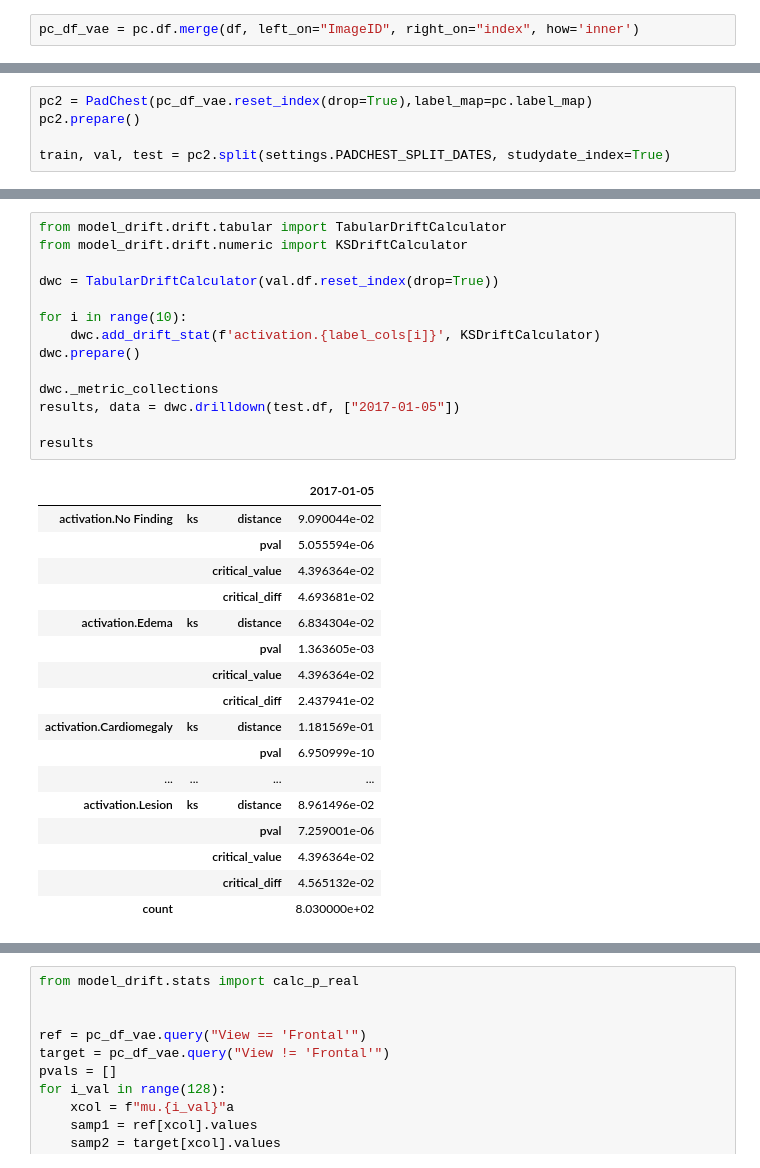
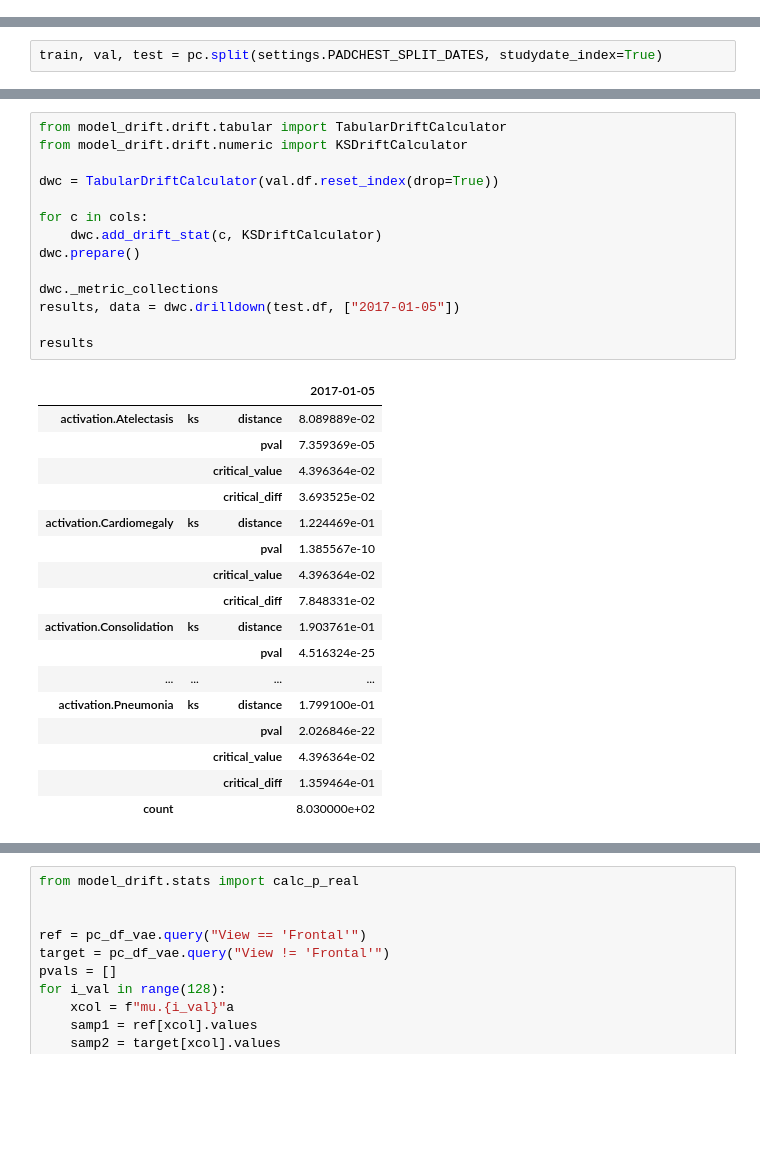
Before and after one commit to microsoft/MedImaging-ModelDriftMonitoring, a Jupyter notebook: experiments/experiment3_output_analysis/score_based_drift.ipynb, the cells around one changed output, grey strips where cells are left out. Drawn from its saved outputs; the diff is of its cells as text; blank space fills up the shorter version.

```diff
--- a/experiments/experiment3_output_analysis/score_based_drift.ipynb
+++ b/experiments/experiment3_output_analysis/score_based_drift.ipynb
@@ -86,2 +47,0 @@ pc.merge(df, left_on="ImageID", right_on="index", how='inner')
-# %%
-pc_df_vae = pc.df.merge(df, left_on="ImageID", right_on="index", how='inner')
@@ -146,5 +62,2 @@ fig.subplots_adjust(top=.95)
 # %%
-pc2 = PadChest(pc_df_vae.reset_index(drop=True),label_map=pc.label_map)
-pc2.prepare()
-
-train, val, test = pc2.split(settings.PADCHEST_SPLIT_DATES, studydate_index=True)
+train, val, test = pc.split(settings.PADCHEST_SPLIT_DATES, studydate_index=True)
@@ -162,33 +64,33 @@ val.df.head()
 # %%
 from model_drift.drift.tabular import TabularDriftCalculator
 from model_drift.drift.numeric import KSDriftCalculator
 
 dwc = TabularDriftCalculator(val.df.reset_index(drop=True))
 
-for i in range(10):
-    dwc.add_drift_stat(f'activation.{label_cols[i]}', KSDriftCalculator)
+for c in cols:
+    dwc.add_drift_stat(c, KSDriftCalculator)
 dwc.prepare()
 
 dwc._metric_collections
 results, data = dwc.drilldown(test.df, ["2017-01-05"])
 
 results
 # %% [output]
 |  |  |  | 2017-01-05 |
-| activation.No Finding | ks | distance | 9.090044e-02 |
-|  |  | pval | 5.055594e-06 |
+| activation.Atelectasis | ks | distance | 8.089889e-02 |
+|  |  | pval | 7.359369e-05 |
 |  |  | critical_value | 4.396364e-02 |
-|  |  | critical_diff | 4.693681e-02 |
-| activation.Edema | ks | distance | 6.834304e-02 |
-|  |  | pval | 1.363605e-03 |
+|  |  | critical_diff | 3.693525e-02 |
+| activation.Cardiomegaly | ks | distance | 1.224469e-01 |
+|  |  | pval | 1.385567e-10 |
 |  |  | critical_value | 4.396364e-02 |
-|  |  | critical_diff | 2.437941e-02 |
-| activation.Cardiomegaly | ks | distance | 1.181569e-01 |
-|  |  | pval | 6.950999e-10 |
+|  |  | critical_diff | 7.848331e-02 |
+| activation.Consolidation | ks | distance | 1.903761e-01 |
+|  |  | pval | 4.516324e-25 |
 | ... | ... | ... | ... |
-| activation.Lesion | ks | distance | 8.961496e-02 |
-|  |  | pval | 7.259001e-06 |
+| activation.Pneumonia | ks | distance | 1.799100e-01 |
+|  |  | pval | 2.026846e-22 |
 |  |  | critical_value | 4.396364e-02 |
-|  |  | critical_diff | 4.565132e-02 |
+|  |  | critical_diff | 1.359464e-01 |
 | count |  |  | 8.030000e+02 |
 # %%
```
Also changed, not shown: parts of 16 cells of this notebook, 29 other files.
